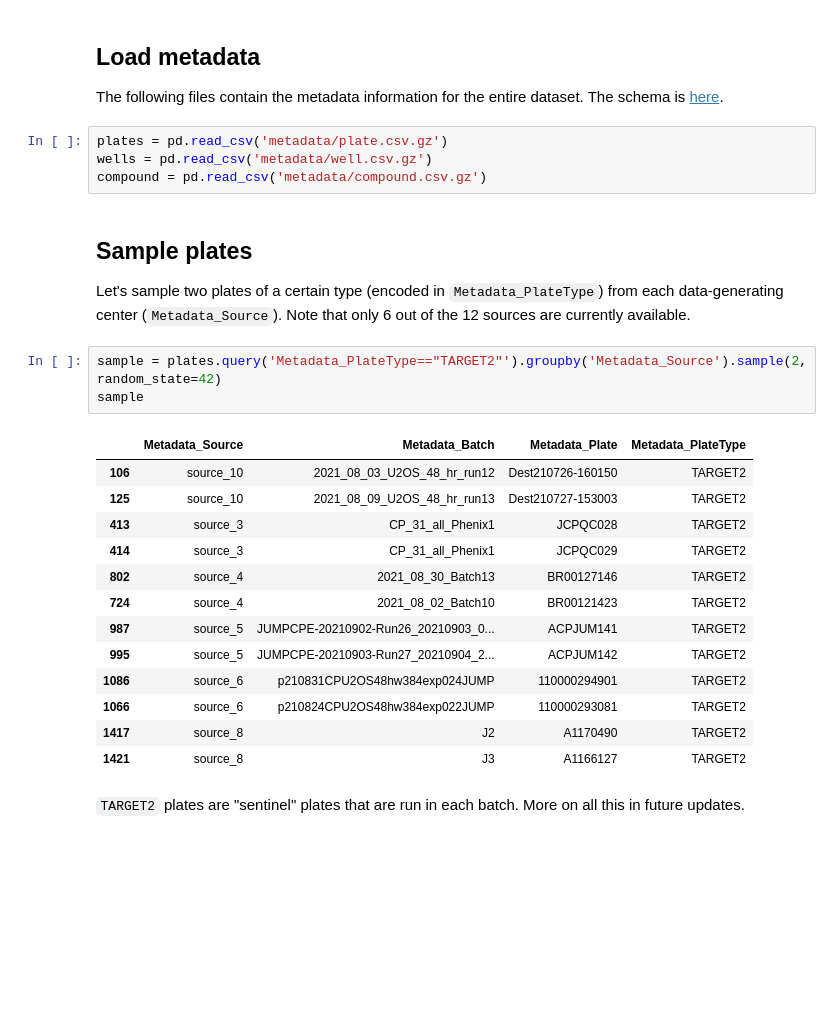
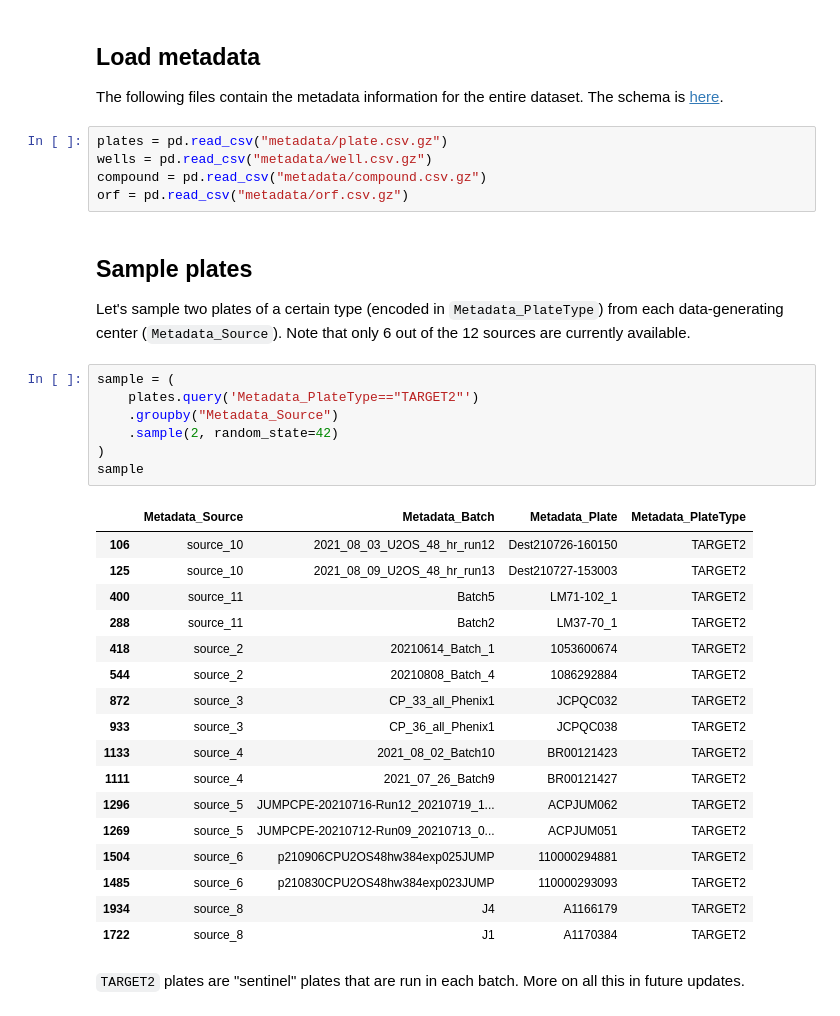
Before and after one commit to jump-cellpainting/datasets, a Jupyter notebook: sample_notebook.ipynb, the cells around one changed output. Saved outputs shown, nothing was run; the diff lists cells and outputs as text; blank space fills up the shorter version.

```diff
--- a/sample_notebook.ipynb
+++ b/sample_notebook.ipynb
@@ -21,29 +29,38 @@ formatter = ('s3://cellpainting-gallery/cpg0016-jump/'
 The following files contain the metadata information for the entire dataset.
 The schema is [here](metadata/README.md).
 # %%
-plates = pd.read_csv('metadata/plate.csv.gz')
-wells = pd.read_csv('metadata/well.csv.gz')
-compound = pd.read_csv('metadata/compound.csv.gz')
+plates = pd.read_csv("metadata/plate.csv.gz")
+wells = pd.read_csv("metadata/well.csv.gz")
+compound = pd.read_csv("metadata/compound.csv.gz")
+orf = pd.read_csv("metadata/orf.csv.gz")
 # %% [markdown]
 ## Sample plates
 Let's sample two plates of a certain type (encoded in `Metadata_PlateType`) from each data-generating center (`Metadata_Source`). Note that only 6 out of the 12 sources are currently available.
 # %%
-sample = plates.query('Metadata_PlateType=="TARGET2"').groupby('Metadata_Source').sample(2, random_state=42)
+sample = (
+    plates.query('Metadata_PlateType=="TARGET2"')
+    .groupby("Metadata_Source")
+    .sample(2, random_state=42)
+)
 sample
 # %% [output]
 |  | Metadata_Source | Metadata_Batch | Metadata_Plate | Metadata_PlateType |
 | 106 | source_10 | 2021_08_03_U2OS_48_hr_run12 | Dest210726-160150 | TARGET2 |
 | 125 | source_10 | 2021_08_09_U2OS_48_hr_run13 | Dest210727-153003 | TARGET2 |
-| 413 | source_3 | CP_31_all_Phenix1 | JCPQC028 | TARGET2 |
-| 414 | source_3 | CP_31_all_Phenix1 | JCPQC029 | TARGET2 |
-| 802 | source_4 | 2021_08_30_Batch13 | BR00127146 | TARGET2 |
-| 724 | source_4 | 2021_08_02_Batch10 | BR00121423 | TARGET2 |
-| 987 | source_5 | JUMPCPE-20210902-Run26_20210903_0... | ACPJUM141 | TARGET2 |
-| 995 | source_5 | JUMPCPE-20210903-Run27_20210904_2... | ACPJUM142 | TARGET2 |
-| 1086 | source_6 | p210831CPU2OS48hw384exp024JUMP | 110000294901 | TARGET2 |
-| 1066 | source_6 | p210824CPU2OS48hw384exp022JUMP | 110000293081 | TARGET2 |
-| 1417 | source_8 | J2 | A1170490 | TARGET2 |
-| 1421 | source_8 | J3 | A1166127 | TARGET2 |
+| 400 | source_11 | Batch5 | LM71-102_1 | TARGET2 |
+| 288 | source_11 | Batch2 | LM37-70_1 | TARGET2 |
+| 418 | source_2 | 20210614_Batch_1 | 1053600674 | TARGET2 |
+| 544 | source_2 | 20210808_Batch_4 | 1086292884 | TARGET2 |
+| 872 | source_3 | CP_33_all_Phenix1 | JCPQC032 | TARGET2 |
+| 933 | source_3 | CP_36_all_Phenix1 | JCPQC038 | TARGET2 |
+| 1133 | source_4 | 2021_08_02_Batch10 | BR00121423 | TARGET2 |
+| 1111 | source_4 | 2021_07_26_Batch9 | BR00121427 | TARGET2 |
+| 1296 | source_5 | JUMPCPE-20210716-Run12_20210719_1... | ACPJUM062 | TARGET2 |
+| 1269 | source_5 | JUMPCPE-20210712-Run09_20210713_0... | ACPJUM051 | TARGET2 |
+| 1504 | source_6 | p210906CPU2OS48hw384exp025JUMP | 110000294881 | TARGET2 |
+| 1485 | source_6 | p210830CPU2OS48hw384exp023JUMP | 110000293093 | TARGET2 |
+| 1934 | source_8 | J4 | A1166179 | TARGET2 |
+| 1722 | source_8 | J1 | A1170384 | TARGET2 |
 # %% [markdown]
 `TARGET2` plates are "sentinel" plates that are run in each batch. More on all this in future updates.
 # %% [markdown]
```
Also changed, not shown: parts of 19 cells of this notebook.
